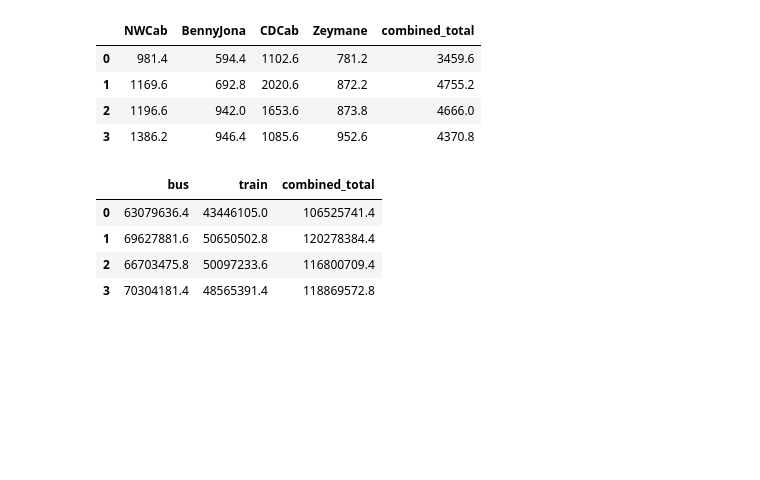
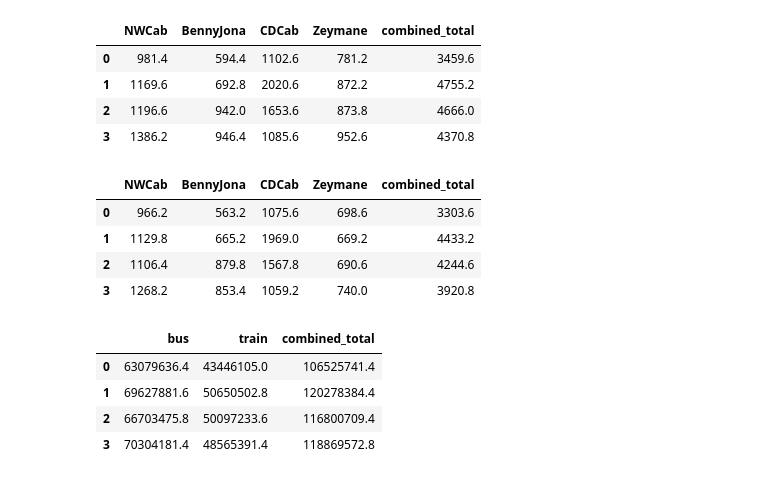
Before and after one commit to goldblah/chicagotransit, a Jupyter notebook: chicagotransit.ipynb, the cells around one changed output. Saved outputs shown, nothing was run; the diff lists cells and outputs as text; code cells hidden in the pictures; blank space fills up the shorter version.

```diff
--- a/chicagotransit.ipynb
+++ b/chicagotransit.ipynb
@@ -227,6 +278,19 @@ season_cab_avg
 | 1 | 1169.6 | 692.8 | 2020.6 | 872.2 | 4755.2 |
 | 2 | 1196.6 | 942.0 | 1653.6 | 873.8 | 4666.0 |
 | 3 | 1386.2 | 946.4 | 1085.6 | 952.6 | 4370.8 |
+# %%
+winter=countOccurences('winter','trip_start',new_NWCab,new_BennyJona,new_CDCab,new_Zeymane)
+fall=countOccurences('fall','trip_start',new_NWCab,new_BennyJona,new_CDCab,new_Zeymane)
+summer=countOccurences('summer','trip_start',new_NWCab,new_BennyJona,new_CDCab,new_Zeymane)
+spring=countOccurences('spring','trip_start',new_NWCab,new_BennyJona,new_CDCab,new_Zeymane)
+new_season_cab_avg=pd.DataFrame(data=[winter,fall,summer,spring],columns=['NWCab','BennyJona','CDCab','Zeymane','combined_total'])
+new_season_cab_avg
+# %% [output]
+|  | NWCab | BennyJona | CDCab | Zeymane | combined_total |
+| 0 | 966.2 | 563.2 | 1075.6 | 698.6 | 3303.6 |
+| 1 | 1129.8 | 665.2 | 1969.0 | 669.2 | 4433.2 |
+| 2 | 1106.4 | 879.8 | 1567.8 | 690.6 | 4244.6 |
+| 3 | 1268.2 | 853.4 | 1059.2 | 740.0 | 3920.8 |
 # %%
 winter=countBTOccurences('winter','date','rides',bus,train)
 fall=countBTOccurences('fall','date','rides',bus,train)
```
Also changed, not shown: parts of 23 cells of this notebook.
